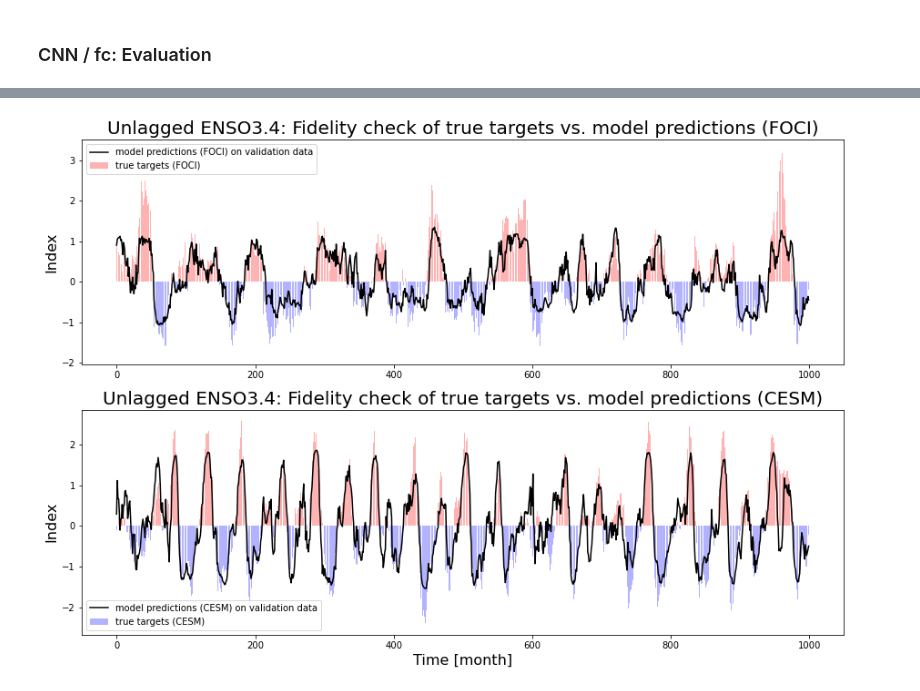
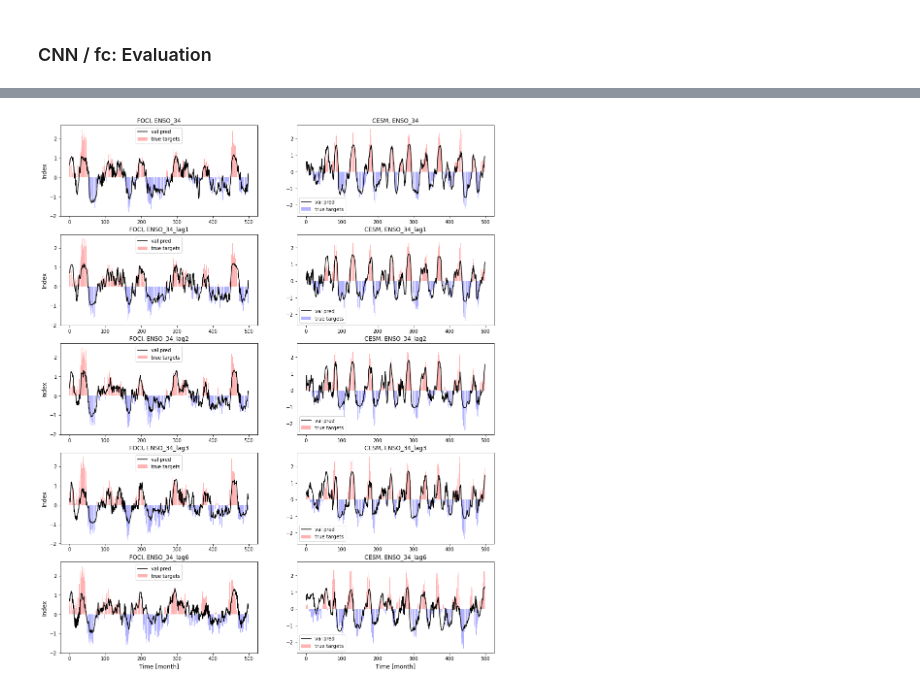
Before and after one commit to MarcoLandtHayen/cicmod_application, a Jupyter notebook: notebooks/02_enso_prediction.ipynb, the cells around one changed output, grey strips where cells are left out. Cells and saved outputs as stored; diff of their text form; code cells hidden in the pictures.

```diff
--- a/notebooks/02_enso_prediction.ipynb
+++ b/notebooks/02_enso_prediction.ipynb
@@ -593,0 +530,20 @@ Epoch 20/20
+# %%
+## Set up compiled CNN/fc models separately for both - FOCI and CESM, and ALL target horizons:
+
+# Initialize storages for models:
+models_CNNfc_FOCI = []
+models_CNNfc_CESM = []
+
+# Set model for ALL target horizons:
+for i in range(len(target_FOCI.columns)):
+    temp_model_FOCI = set_CNN_fc(CNN_filters, CNN_kernel_sizes, fc_units, fc_hidden_activation,
+                                 n_epochs, batch_size, learning_rate, loss_function)
+    temp_model_CESM = set_CNN_fc(CNN_filters, CNN_kernel_sizes, fc_units, fc_hidden_activation,
+                                 n_epochs, batch_size, learning_rate, loss_function)
+    # Store models:
+    models_CNNfc_FOCI.append(temp_model_FOCI)
+    models_CNNfc_CESM.append(temp_model_CESM)
+
+# Show model summary for one model, as example:
+models_CNNfc_FOCI[0].summary()
+plot_model(models_CNNfc_FOCI[0], show_shapes=True, show_layer_names=True)
@@ -701,34 +761,38 @@ def bar_color(data,color_pos,color_neg):
 # %%
 ## Fidelity check: Plot VALIDATION targets as bar plot (red / blue) vs. predictions as black line
 
-# Plot first 1000 time steps only:
-fig, axes = plt.subplots(2,1,figsize=[15,10])
+# Plot first 500 time steps only:
+fig, axes = plt.subplots(5,2,figsize=[16,20])
 
-# FOCI
-axes[0].bar(
-    x=range(len(val_target_FOCI.values[:1000,0])),
-    height=val_target_FOCI.values[:1000,0],
-    color=bar_color(val_target_FOCI[:1000],'r','b')[0],
-    label="true targets (FOCI)",
-    alpha=0.3
-)
-axes[0].plot(val_pred_FOCI_lag0[:1000], label="model predictions (FOCI) on validation data", color='black')
-axes[0].legend()
-axes[0].set_title('Unlagged ENSO3.4: Fidelity check of true targets vs. model predictions (FOCI)', fontsize=20)
-axes[1].set_xlabel('Time [month]', fontsize=16)
-axes[0].set_ylabel('Index', fontsize=16)
+# Loop over predictions:
+for i in range(len(val_pred_CNNfc_FOCI)):
 
-# CESM
-axes[1].bar(
-    x=range(len(val_target_CESM.values[:1000,0])),
-    height=val_target_CESM.values[:1000,0],
-    color=bar_color(val_target_CESM[:1000],'r','b')[0],
-    label="true targets (CESM)",
-    alpha=0.3
-)
-axes[1].plot(val_pred_CESM_lag0[:1000], label="model predictions (CESM) on validation data", color='black')
-axes[1].legend()
-axes[1].set_title('Unlagged ENSO3.4: Fidelity check of true targets vs. model predictions (CESM)', fontsize=20)
-axes[1].set_xlabel('Time [month]', fontsize=16)
-axes[1].set_ylabel('Index', fontsize=16)
+    # FOCI
+    axes[i,0].bar(
+        x=range(len(val_target_FOCI.values[:500,i])),
+        height=val_target_FOCI.values[:500,i],
+        color=bar_color(val_target_FOCI[:500],'r','b')[i],
+        label="true targets",
+        alpha=0.3
+    )
+    axes[i,0].plot(val_pred_CNNfc_FOCI[i][:500,0], label="val pred", color='black')
+    axes[i,0].legend()
+    axes[i,0].set_title('FOCI, '+target_FOCI.columns[i], fontsize=12)
+    axes[i,0].set_ylabel('Index', fontsize=12)
+
+    # CESM
+    axes[i,1].bar(
+        x=range(len(val_target_CESM.values[:500,i])),
+        height=val_target_CESM.values[:500,i],
+        color=bar_color(val_target_CESM[:500],'r','b')[i],
+        label="true targets",
+        alpha=0.3
+    )
+    axes[i,1].plot(val_pred_CNNfc_CESM[i][:500,0], label="val pred", color='black')
+    axes[i,1].legend()
+    axes[i,1].set_title('CESM, '+target_CESM.columns[i], fontsize=12)
+
+
+axes[len(val_pred_CNNfc_FOCI)-1,0].set_xlabel('Time [month]', fontsize=12)
+axes[len(val_pred_CNNfc_FOCI)-1,1].set_xlabel('Time [month]', fontsize=12)
 # %% [output]
@@ -736,4 +800,4 @@ Text(0, 0.5, 'Index')
-[figure, old version]
+[figure, new version]
 # %%
 # NEXT steps:
 
```
Also changed, not shown: parts of 17 cells of this notebook.
